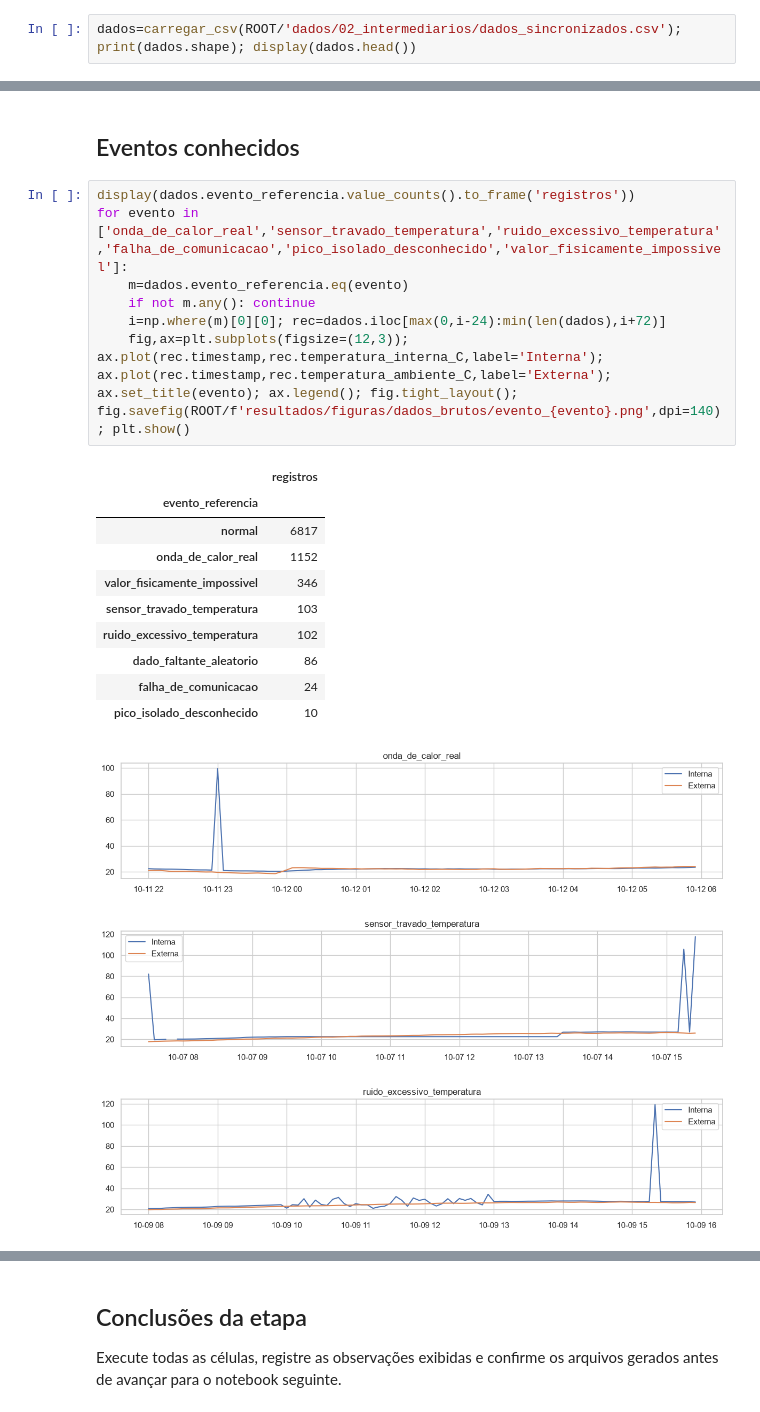
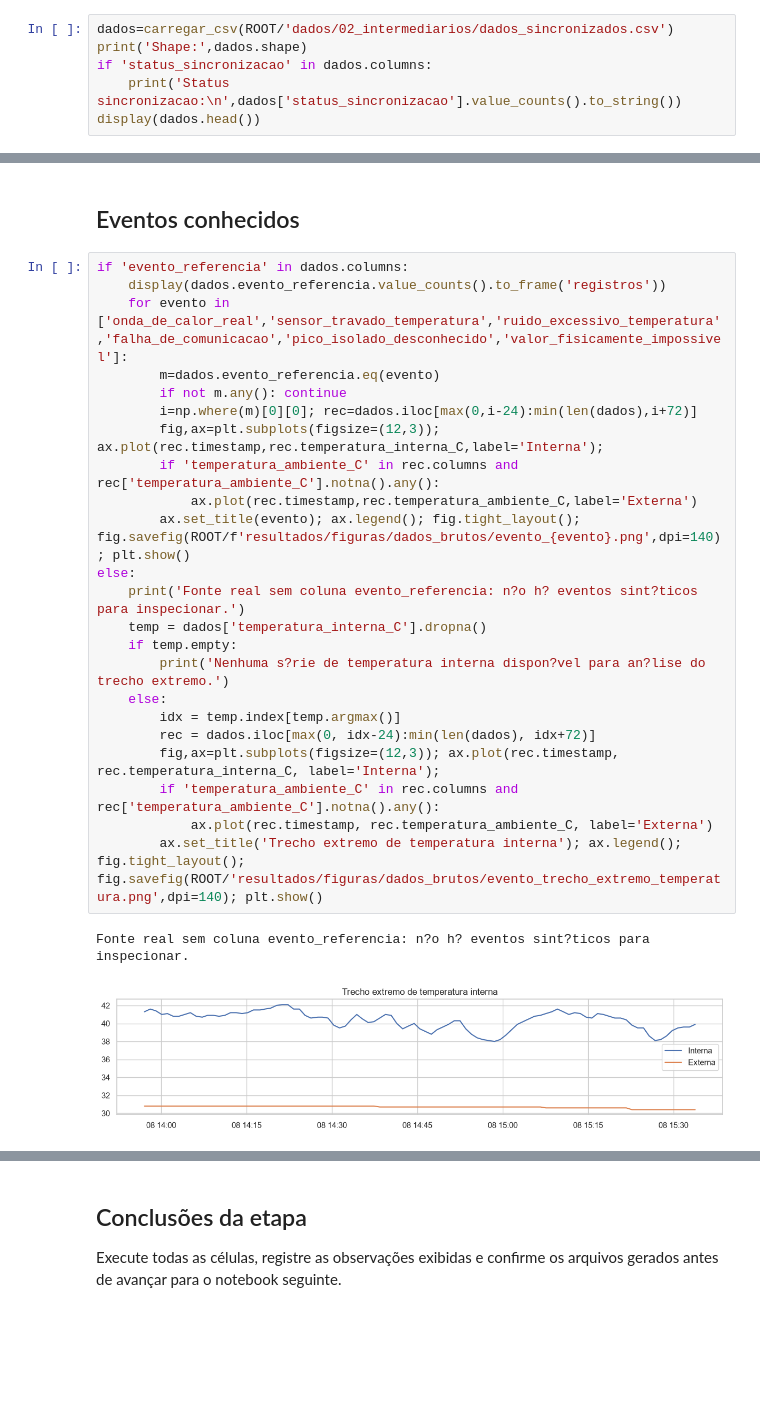
Before and after one commit to EstevesLAB/Projeto_Soft_Sensor, a Jupyter notebook: notebooks/02_analise_exploratoria_dados_brutos.ipynb, the cells around one changed output, grey strips where cells are left out. Cells and saved outputs as stored; diff of their text form; blank space fills up the shorter version.

```diff
--- a/notebooks/02_analise_exploratoria_dados_brutos.ipynb
+++ b/notebooks/02_analise_exploratoria_dados_brutos.ipynb
@@ -26,5 +26,9 @@ Raiz: D:\UNICAMP\Mestrado\AP539_Aprendizado_estatistico\Trabalho\Projeto\projeto
 # %% [markdown]
 ## Carregamento
 # %%
-dados=carregar_csv(ROOT/'dados/02_intermediarios/dados_sincronizados.csv'); print(dados.shape); display(dados.head())
+dados=carregar_csv(ROOT/'dados/02_intermediarios/dados_sincronizados.csv')
+print('Shape:',dados.shape)
+if 'status_sincronizacao' in dados.columns:
+    print('Status sincronizacao:\n',dados['status_sincronizacao'].value_counts().to_string())
+display(dados.head())
 # %% [output]
@@ -101,23 +150,28 @@ plt.figure(figsize=(10,8)); sns.heatmap(dados[cols+['temperatura_ponto_orvalho_C
 # %% [markdown]
 ## Eventos conhecidos
 # %%
-display(dados.evento_referencia.value_counts().to_frame('registros'))
-for evento in ['onda_de_calor_real','sensor_travado_temperatura','ruido_excessivo_temperatura','falha_de_comunicacao','pico_isolado_desconhecido','valor_fisicamente_impossivel']:
-    m=dados.evento_referencia.eq(evento)
-    if not m.any(): continue
-    i=np.where(m)[0][0]; rec=dados.iloc[max(0,i-24):min(len(dados),i+72)]
-    fig,ax=plt.subplots(figsize=(12,3)); ax.plot(rec.timestamp,rec.temperatura_interna_C,label='Interna'); ax.plot(rec.timestamp,rec.temperatura_ambiente_C,label='Externa'); ax.set_title(evento); ax.legend(); fig.tight_layout(); fig.savefig(ROOT/f'resultados/figuras/dados_brutos/evento_{evento}.png',dpi=140); plt.show()
+if 'evento_referencia' in dados.columns:
+    display(dados.evento_referencia.value_counts().to_frame('registros'))
+    for evento in ['onda_de_calor_real','sensor_travado_temperatura','ruido_excessivo_temperatura','falha_de_comunicacao','pico_isolado_desconhecido','valor_fisicamente_impossivel']:
+        m=dados.evento_referencia.eq(evento)
+        if not m.any(): continue
+        i=np.where(m)[0][0]; rec=dados.iloc[max(0,i-24):min(len(dados),i+72)]
+        fig,ax=plt.subplots(figsize=(12,3)); ax.plot(rec.timestamp,rec.temperatura_interna_C,label='Interna');
+        if 'temperatura_ambiente_C' in rec.columns and rec['temperatura_ambiente_C'].notna().any():
+            ax.plot(rec.timestamp,rec.temperatura_ambiente_C,label='Externa')
+        ax.set_title(evento); ax.legend(); fig.tight_layout(); fig.savefig(ROOT/f'resultados/figuras/dados_brutos/evento_{evento}.png',dpi=140); plt.show()
+else:
+    print('Fonte real sem coluna evento_referencia: n?o h? eventos sint?ticos para inspecionar.')
+    temp = dados['temperatura_interna_C'].dropna()
+    if temp.empty:
+        print('Nenhuma s?rie de temperatura interna dispon?vel para an?lise do trecho extremo.')
+    else:
+        idx = temp.index[temp.argmax()]
+        rec = dados.iloc[max(0, idx-24):min(len(dados), idx+72)]
+        fig,ax=plt.subplots(figsize=(12,3)); ax.plot(rec.timestamp, rec.temperatura_interna_C, label='Interna');
+        if 'temperatura_ambiente_C' in rec.columns and rec['temperatura_ambiente_C'].notna().any():
+            ax.plot(rec.timestamp, rec.temperatura_ambiente_C, label='Externa')
+        ax.set_title('Trecho extremo de temperatura interna'); ax.legend(); fig.tight_layout(); fig.savefig(ROOT/'resultados/figuras/dados_brutos/evento_trecho_extremo_temperatura.png',dpi=140); plt.show()
 # %% [output]
-|  | registros |
-| evento_referencia |  |
-| normal | 6817 |
-| onda_de_calor_real | 1152 |
-| valor_fisicamente_impossivel | 346 |
-| sensor_travado_temperatura | 103 |
-| ruido_excessivo_temperatura | 102 |
-| dado_faltante_aleatorio | 86 |
-| falha_de_comunicacao | 24 |
-| pico_isolado_desconhecido | 10 |
+Fonte real sem coluna evento_referencia: n?o h? eventos sint?ticos para inspecionar.
-[figure, old version]
+[figure, new version]
-[figure, removed]
-[figure, removed]
```
Also changed, not shown: parts of 6 cells of this notebook, 13 other files.
